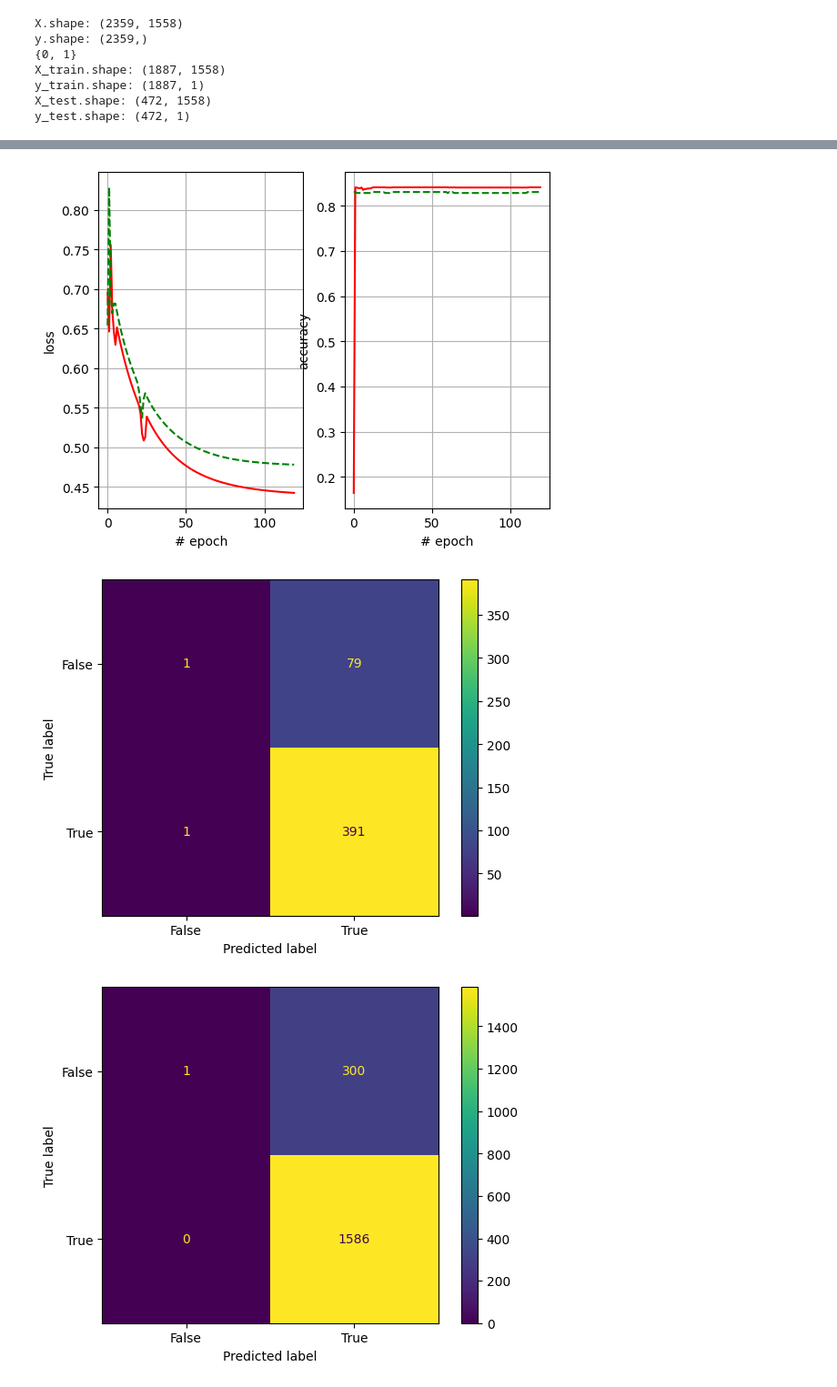
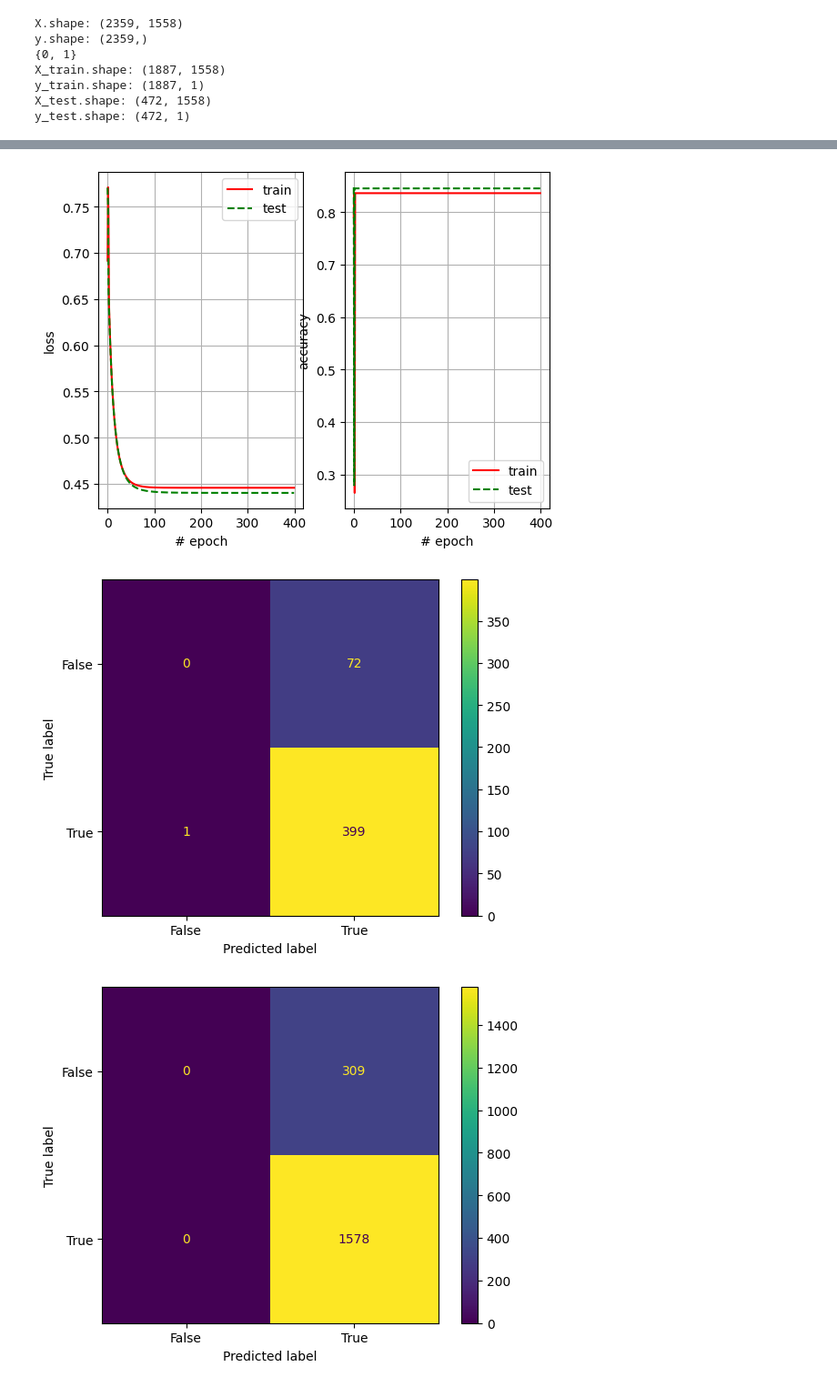
Before and after one commit to 1kzpro/comp-5630-project, a Jupyter notebook: mlp.ipynb, the cells around one changed output, grey strips where cells are left out. Shown at 91% size. Cells and saved outputs as stored; diff of their text form; code cells hidden in the pictures.

```diff
--- a/mlp.ipynb
+++ b/mlp.ipynb
@@ -137,6 +137,8 @@ def computePrecision(y_hat, y):
             falsePositive += 1
         if _y[i] == 1 and y[i] == 1:
             truePositive += 1
+    if truePositive == 0:
+        return 0
     return truePositive / (truePositive + falsePositive)
 # %%
 class CustomMLP:
@@ -256,8 +258,8 @@ y_test.shape: (472, 1)
 # %%
 # hyper parameters
 n1 = 10 # number of hidden neurons
-epoch = 120 # number of iterations
-lr = 0.1 # learning rate
+epoch = 400 # number of iterations
+lr = 0.2 # learning rate
 beta = 0.5 # momentum
 
 cmlp = CustomMLP(X_train.shape[1], n1, 1)
@@ -307,19 +323,21 @@ epoch: 100 (cost: train 0.45 test 0.48) (accuracy: train 0.84 test 0.83) (recall
 # %%
 plt.subplot(1,2,1)
 plt.plot(train_cost, 'r')
 plt.plot(test_cost, 'g--')
+plt.legend(['train', 'test'], loc='upper right')
 plt.xlabel('# epoch')
 plt.ylabel('loss')
 plt.grid(True)
 
 plt.subplot(1,2,2)
 plt.plot(train_accuracy, 'r')
 plt.plot(test_accuracy, 'g--')
+plt.legend(['train', 'test'], loc='lower right')
 plt.xlabel('# epoch')
 plt.ylabel('accuracy')
 plt.grid(True)
 # %% [output]
-[figure, old version]
+[figure, new version]
 # %%
 y_pred = np.copy(hat_y_test)
 y_pred[y_pred >= 0.5] = 1
@@ -332,7 +350,7 @@ cm_display = metrics.ConfusionMatrixDisplay(confusion_matrix = confusion_matrix,
 cm_display.plot()
 plt.show()
 # %% [output]
-[figure, old version]
+[figure, new version]
 # %%
 y_train_pred = np.copy(hat_y_train)
 y_train_pred[y_train_pred >= 0.5] = 1
```
Also changed, not shown: parts of 3 cells of this notebook.
